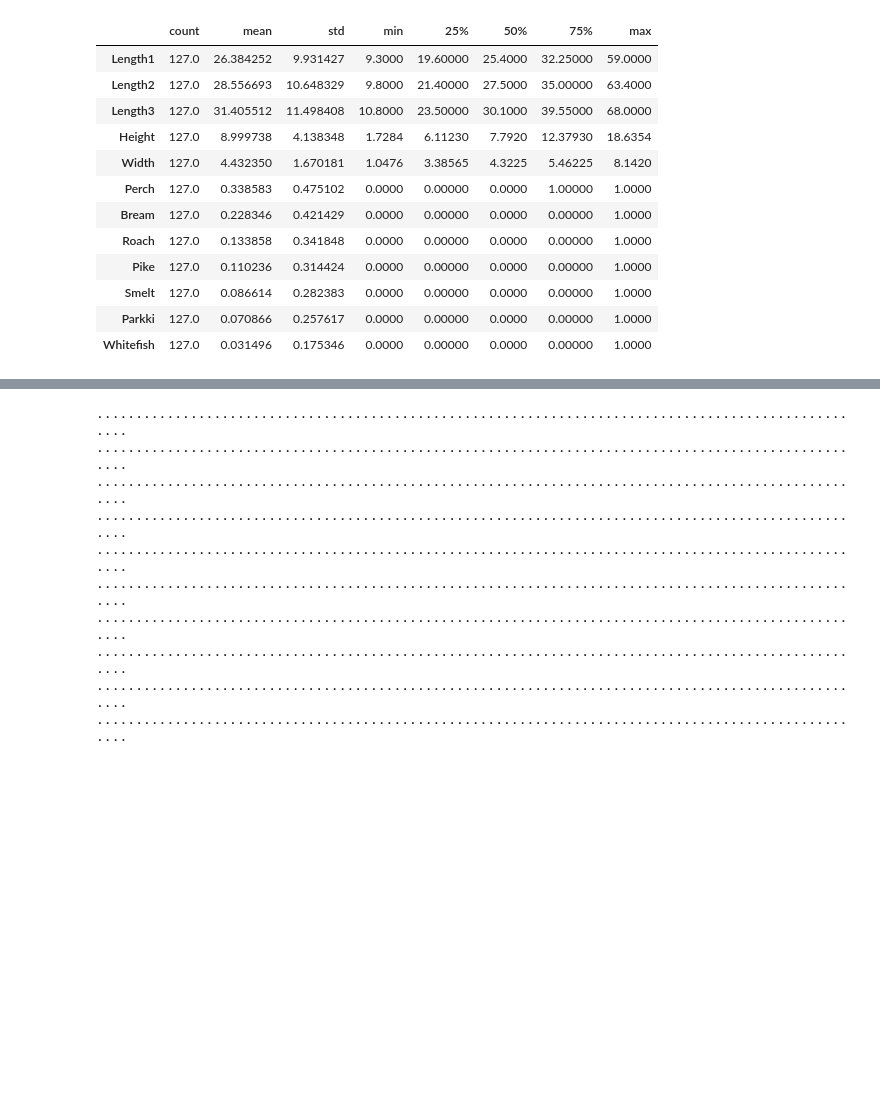
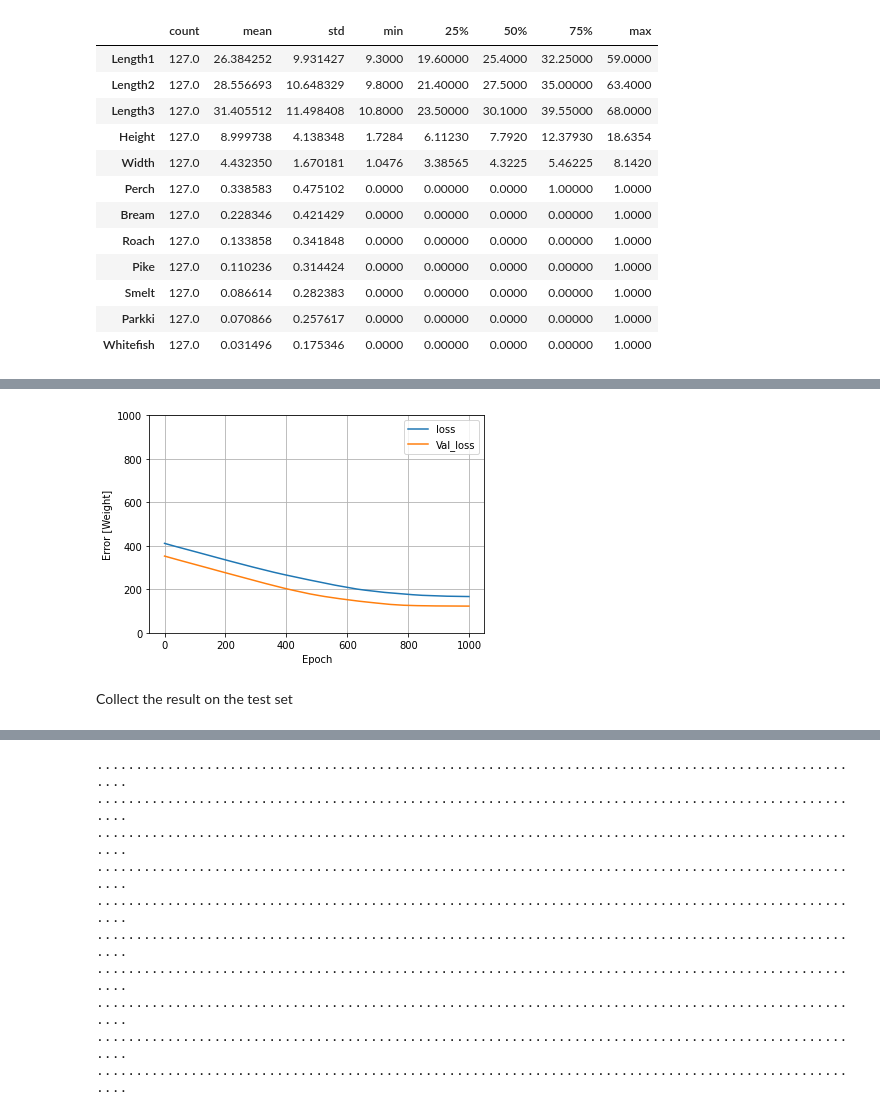
Before and after one commit to bhattronak1/ML-Tensorflow-project, a Jupyter notebook: Fish_Market_Linear_Regression.ipynb, the cells around one changed output, grey strips where cells are left out. Saved outputs shown, nothing was run; the diff lists cells and outputs as text; code cells hidden in the pictures; blank space fills up the shorter version.

```diff
--- a/Fish_Market_Linear_Regression.ipynb
+++ b/Fish_Market_Linear_Regression.ipynb
@@ -86,0 +113,8 @@ test_label= test_dataset.pop('Weight')
+# %%
+Height_model=tf.keras.Sequential([
+    Height_normalizer,
+    layers.Dense(units=1)
+
+])
+
+Height_model.summary()
@@ -86,0 +149,4 @@ test_label= test_dataset.pop('Weight')
+# %%
+Height_model.compile(
+    optimizer=tf.optimizers.Adam(learning_rate=0.1),
+    loss='mean_absolute_error')
@@ -86,0 +155,8 @@ test_label= test_dataset.pop('Weight')
+# %%
+%%time
+
+history= Height_model.fit(
+    train_dataset['Height'], train_label,
+    epochs=1000,
+    verbose=0,
+    validation_split=0.2)
@@ -86,0 +177,15 @@ test_label= test_dataset.pop('Weight')
+# %%
+def plot_loss(history):
+  plt.plot(history.history['loss'], label='loss')
+  plt.plot(history.history['val_loss'], label='Val_loss')
+  plt.ylim([0,1000])
+  plt.xlabel('Epoch')
+  plt.ylabel('Error [Weight]')
+  plt.legend()
+  plt.grid(True)
+# %%
+plot_loss(history)
+# %% [output]
+[figure, added]
+# %% [markdown]
+Collect the result on the test set
```
Also changed, not shown: parts of 43 cells of this notebook.
